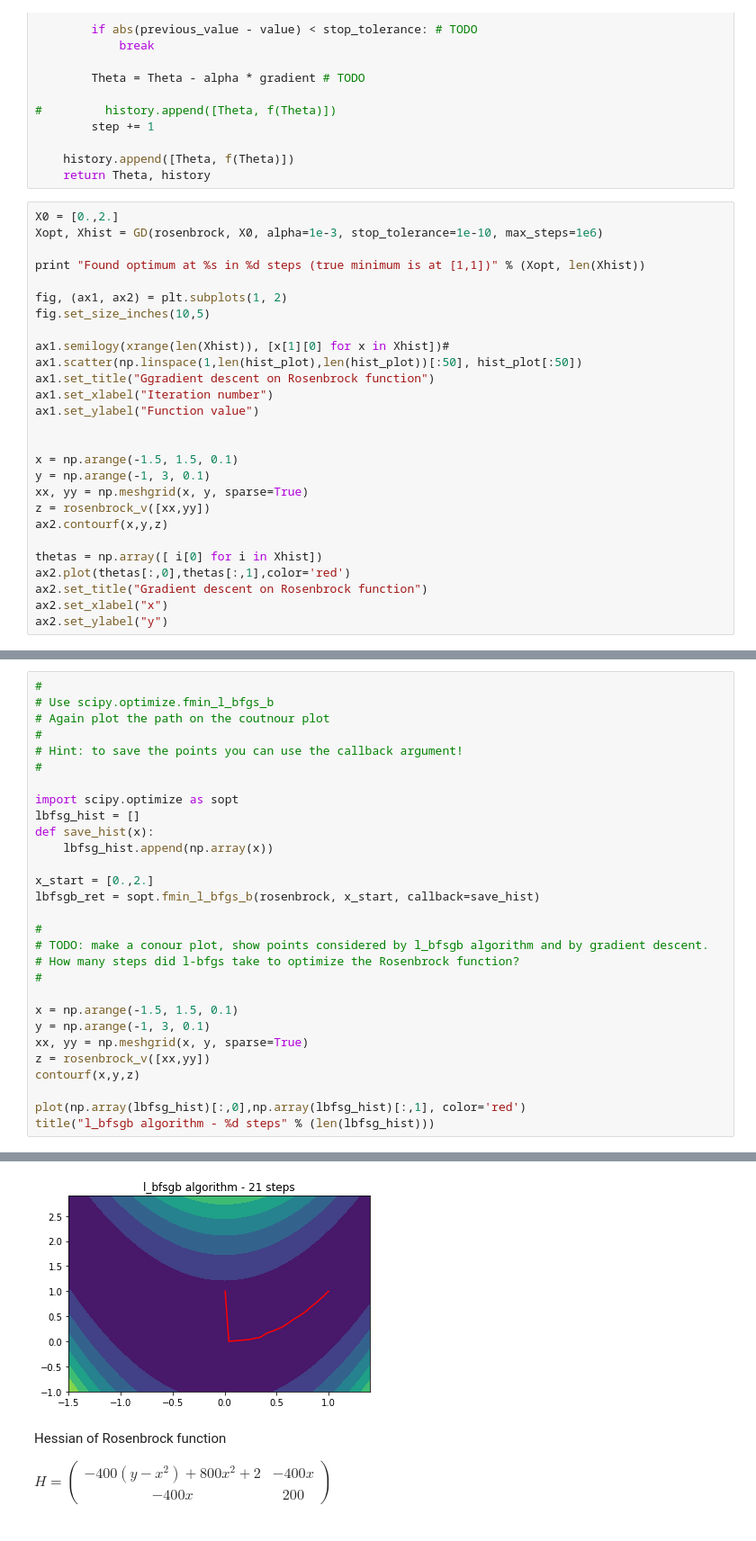
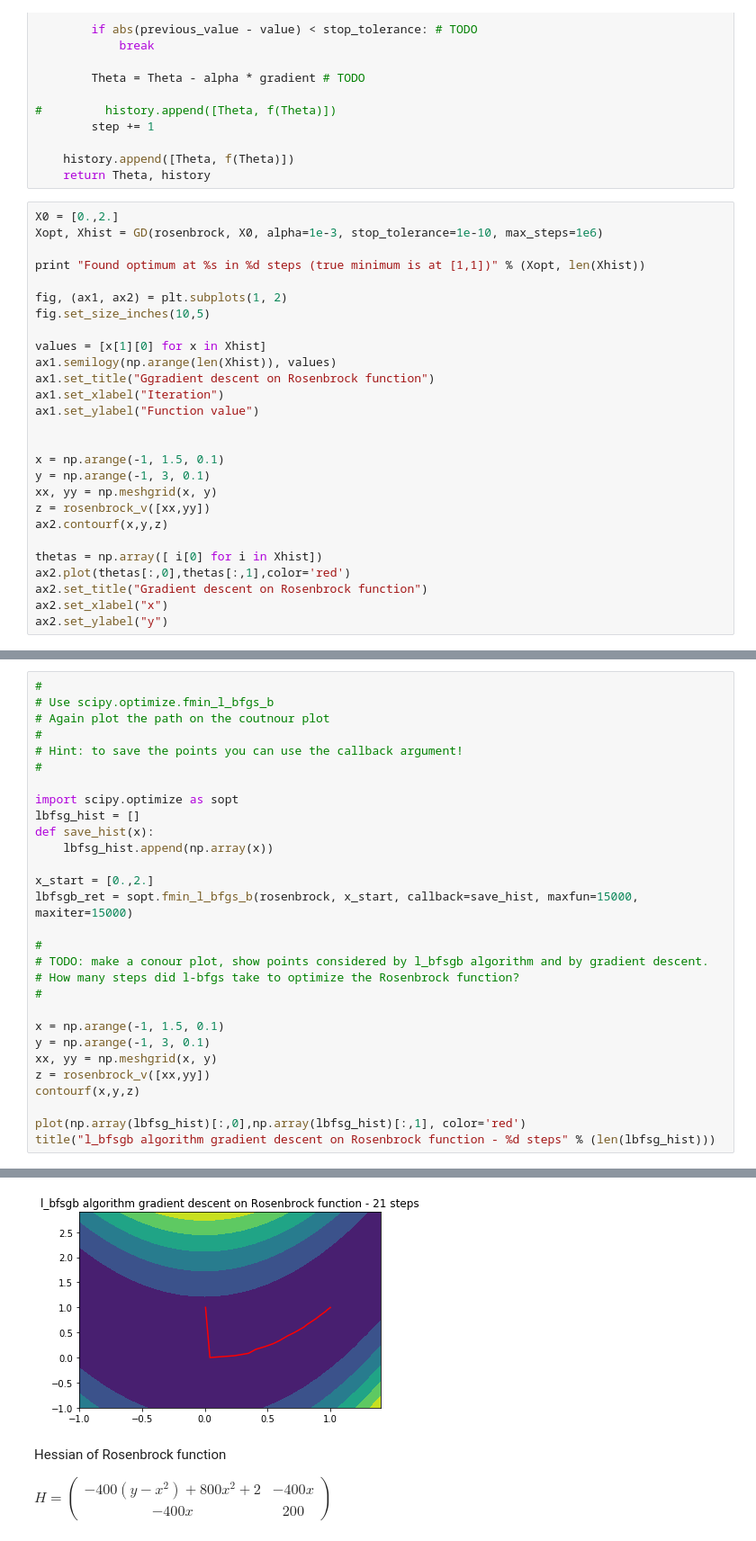
Before and after one commit to dingorth/neural_networks, a Jupyter notebook: assignment3/Assignment3.ipynb, the cells around one changed output, grey strips where cells are left out. Shown: that part at 90% size. Cells and saved outputs as stored; diff of their text form.

```diff
--- a/assignment3/Assignment3.ipynb
+++ b/assignment3/Assignment3.ipynb
@@ -161,15 +161,16 @@ print "Found optimum at %s in %d steps (true minimum is at [1,1])" % (Xopt, len(
 fig, (ax1, ax2) = plt.subplots(1, 2)
 fig.set_size_inches(10,5)
 
-ax1.semilogy(xrange(len(Xhist)), [x[1][0] for x in Xhist])# ax1.scatter(np.linspace(1,len(hist_plot),len(hist_plot))[:50], hist_plot[:50])
+values = [x[1][0] for x in Xhist]
+ax1.semilogy(np.arange(len(Xhist)), values)
 ax1.set_title("Ggradient descent on Rosenbrock function")
-ax1.set_xlabel("Iteration number")
+ax1.set_xlabel("Iteration")
 ax1.set_ylabel("Function value")
 
 
-x = np.arange(-1.5, 1.5, 0.1)
+x = np.arange(-1, 1.5, 0.1)
 y = np.arange(-1, 3, 0.1)
-xx, yy = np.meshgrid(x, y, sparse=True)
+xx, yy = np.meshgrid(x, y)
 z = rosenbrock_v([xx,yy])
 ax2.contourf(x,y,z)
 
@@ -185,35 +186,35 @@ Found optimum at [ 0.99964674  0.99929219] in 16855 steps (true minimum is at [1
 # %%
 #
 # Use scipy.optimize.fmin_l_bfgs_b
 # Again plot the path on the coutnour plot
 #
 # Hint: to save the points you can use the callback argument!
 #
 
 import scipy.optimize as sopt
 lbfsg_hist = []
 def save_hist(x):
     lbfsg_hist.append(np.array(x))
 
 x_start = [0.,2.]
-lbfsgb_ret = sopt.fmin_l_bfgs_b(rosenbrock, x_start, callback=save_hist)
+lbfsgb_ret = sopt.fmin_l_bfgs_b(rosenbrock, x_start, callback=save_hist, maxfun=15000, maxiter=15000)
 
 #
 # TODO: make a conour plot, show points considered by l_bfsgb algorithm and by gradient descent.
 # How many steps did l-bfgs take to optimize the Rosenbrock function?
 #
 
-x = np.arange(-1.5, 1.5, 0.1)
+x = np.arange(-1, 1.5, 0.1)
 y = np.arange(-1, 3, 0.1)
-xx, yy = np.meshgrid(x, y, sparse=True)
+xx, yy = np.meshgrid(x, y)
 z = rosenbrock_v([xx,yy])
 contourf(x,y,z)
 
 plot(np.array(lbfsg_hist)[:,0],np.array(lbfsg_hist)[:,1], color='red')
-title("l_bfsgb algorithm - %d steps" % (len(lbfsg_hist)))
+title("l_bfsgb algorithm gradient descent on Rosenbrock function - %d steps" % (len(lbfsg_hist)))
 # %% [output]
 <matplotlib.text.Text at 0x...>
-[figure, old version]
+[figure, new version]
 # %% [markdown]
 Hessian of Rosenbrock function
 
```
Also changed, not shown: parts of 15 cells of this notebook.
